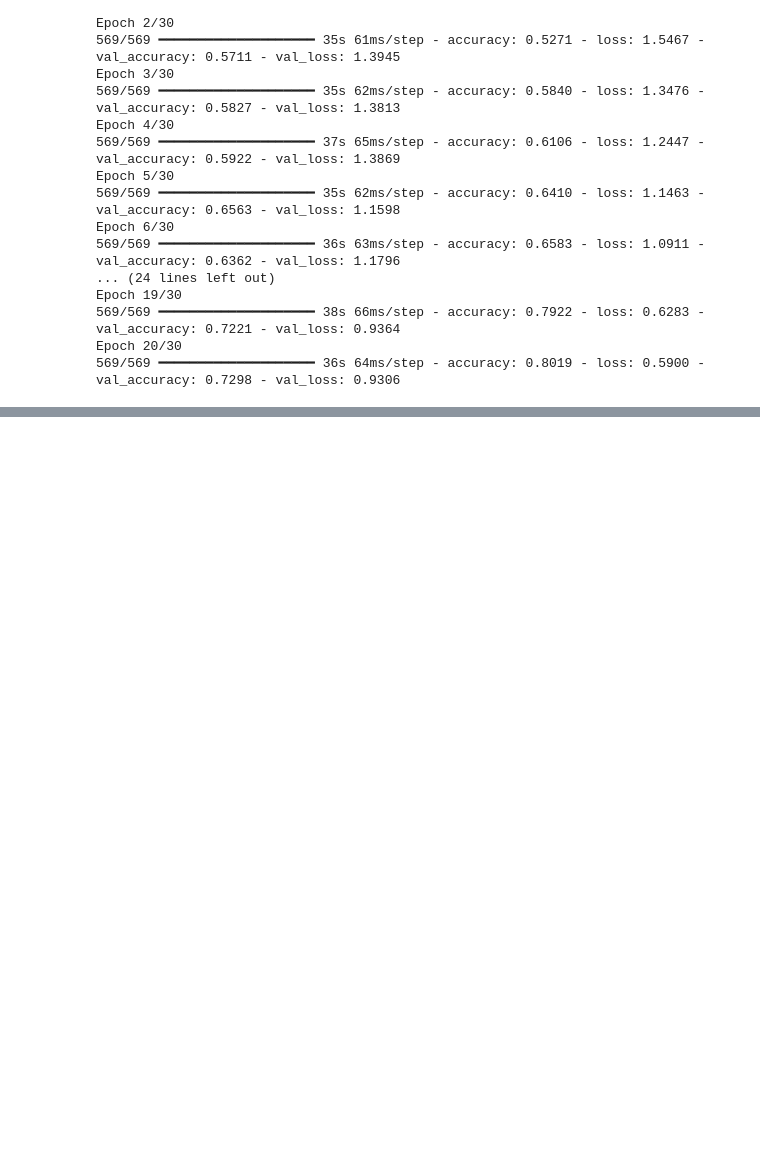
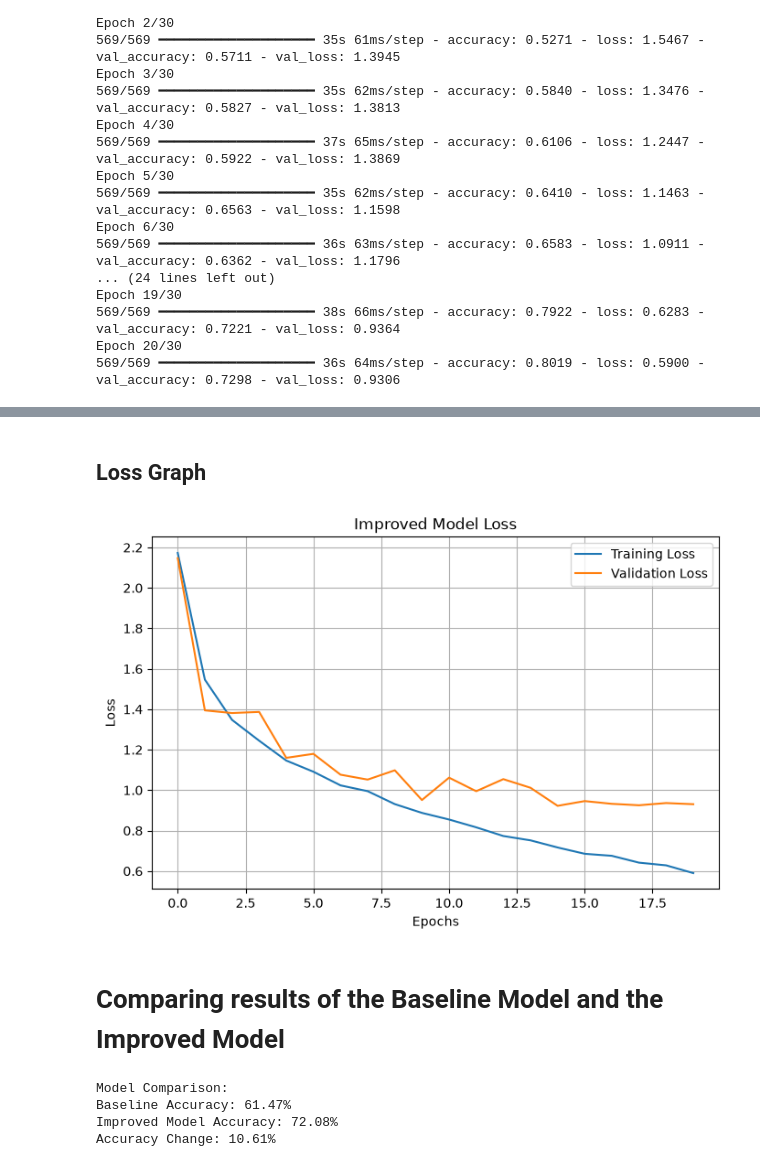
Before and after one commit to eljesam/Repeat-CA1, a Jupyter notebook: Repeat CA1/CNN_Model.ipynb, the cells around one changed output, grey strips where cells are left out. Cells and saved outputs as stored; diff of their text form; code cells hidden in the pictures; blank space fills up the shorter version.

```diff
--- a/Repeat CA1/CNN_Model.ipynb
+++ b/Repeat CA1/CNN_Model.ipynb
@@ -321,0 +400,33 @@ Epoch 20/30
+# %% [markdown]
+## Loss Graph
+# %%
+plt.figure(figsize=(8, 5))
+
+plt.plot(history_improved.history['loss'], label='Training Loss')
+plt.plot(history_improved.history['val_loss'], label='Validation Loss')
+
+plt.xlabel('Epochs')
+plt.ylabel('Loss')
+plt.title('Improved Model Loss')
+
+plt.legend()
+plt.grid(True)
+plt.show()
+# %% [output]
+[figure, added]
+# %% [markdown]
+# Comparing results of the Baseline Model and the Improved Model
+# %%
+baseline_accuracy = 0.6147
+
+print("Model Comparison:")
+print(f"Baseline Accuracy: {baseline_accuracy* 100:.2f}%")
+print(f"Improved Model Accuracy: {improved_test_accuracy * 100:.2f}%")
+
+accuracy_change = improved_test_accuracy - baseline_accuracy
+print(f"Accuracy Change: {accuracy_change * 100:.2f}%")
+# %% [output]
+Model Comparison:
+Baseline Accuracy: 61.47%
+Improved Model Accuracy: 72.08%
+Accuracy Change: 10.61%
```
Also changed, not shown: parts of 7 cells of this notebook.
